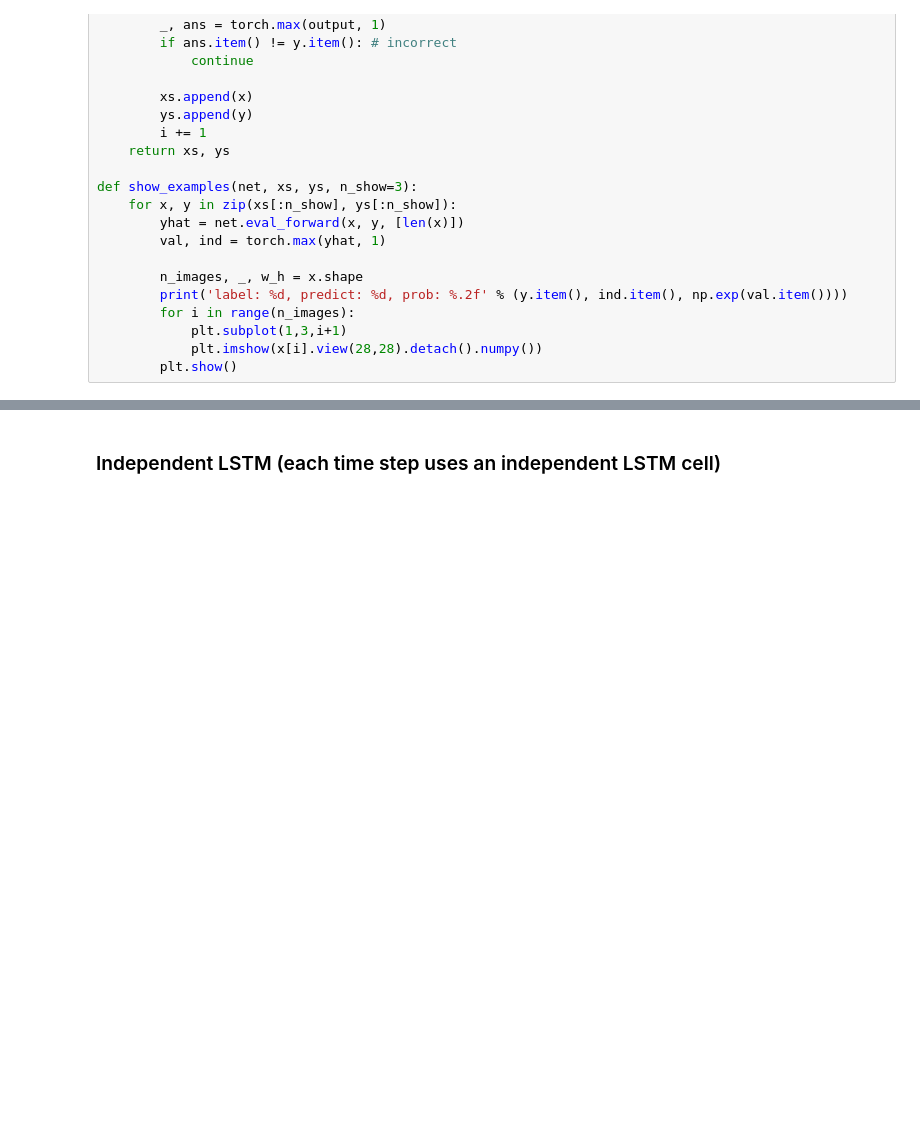
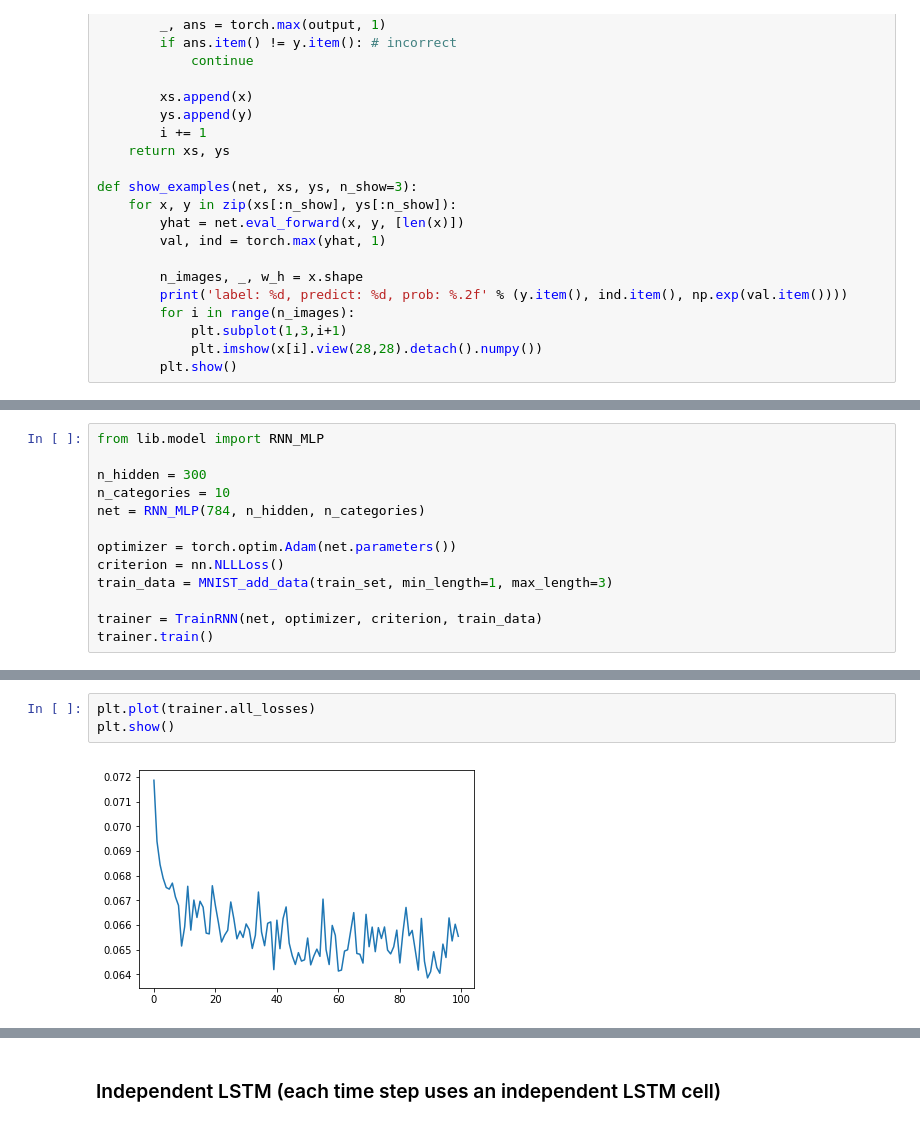
Before and after one commit to nathanwang000/sequence_fun, a Jupyter notebook: sequence_fun.ipynb, the cells around one changed output, grey strips where cells are left out. Cells and saved outputs as stored; diff of their text form; blank space fills up the shorter version.

Commit message:
updated models

```diff
--- a/sequence_fun.ipynb
+++ b/sequence_fun.ipynb
@@ -105,0 +108,13 @@ def show_examples(net, xs, ys, n_show=3):
+# %%
+from lib.model import RNN_MLP
+
+n_hidden = 300
+n_categories = 10
+net = RNN_MLP(784, n_hidden, n_categories)
+
+optimizer = torch.optim.Adam(net.parameters())
+criterion = nn.NLLLoss()
+train_data = MNIST_add_data(train_set, min_length=1, max_length=3)
+
+trainer = TrainRNN(net, optimizer, criterion, train_data)
+trainer.train()
@@ -105,0 +139,5 @@ def show_examples(net, xs, ys, n_show=3):
+# %%
+plt.plot(trainer.all_losses)
+plt.show()
+# %% [output]
+[figure, added]
```
Also changed, not shown: parts of 12 cells of this notebook, 2 other files.
